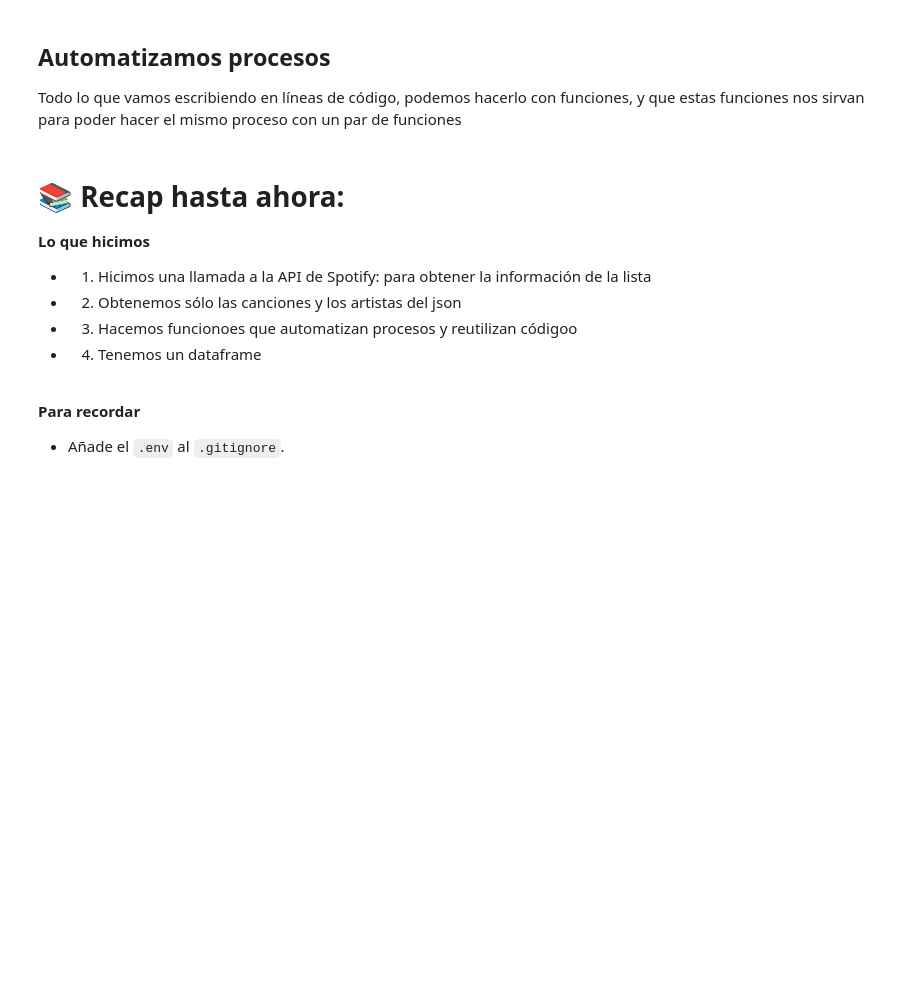
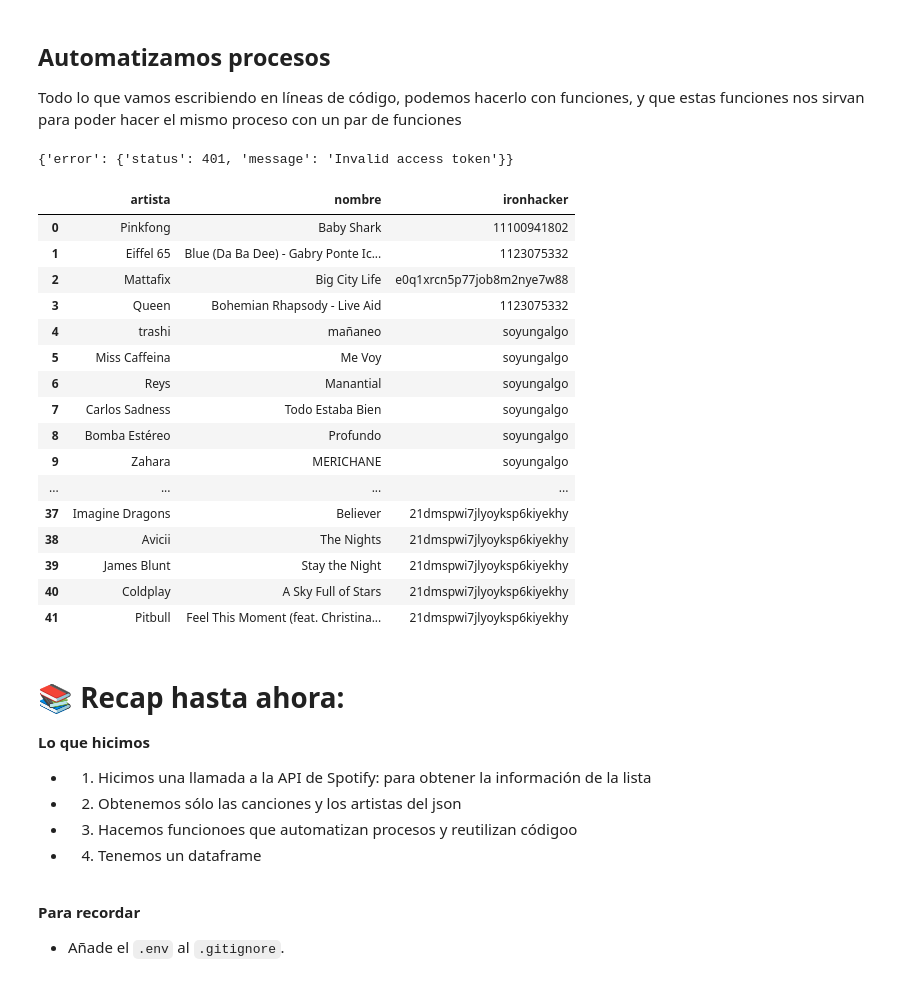
Before and after one commit to Ironhack-Data-Madrid-Mayo-2021/Classroom-Materials, a Jupyter notebook: ETL+NLP/ETL_1.ipynb, the cells around one changed output. Cells and saved outputs as stored; diff of their text form; code cells hidden in the pictures; blank space fills up the shorter version.

```diff
--- a/ETL+NLP/ETL_1.ipynb
+++ b/ETL+NLP/ETL_1.ipynb
@@ -115,2 +173,3 @@ El ID de la lista de la cual queremos hacer la request
 # %%
-# Vamos a obtener solo las canciones
+# Vamos a obtener solo las canciones ESTO ES UNA LISTA CON DICCIONARIOS
+cada_cancion = res["tracks"]["items"]
@@ -127,3 +221,19 @@ usuario
 # %% [markdown]
 ## Automatizamos procesos
 Todo lo que vamos escribiendo en líneas de código, podemos hacerlo con funciones, y que estas funciones nos sirvan para poder hacer el mismo proceso con un par de funciones
+# %%
+def spotifyPlaylist (playlist_id):
+    '''Esto devolverá la información de una determinada lista de reproducción de Spotify.
+    Args: playlist_id como string
+    Devuelve: json'''
+
+    token = os.getenv("token")
+    headers = {
+    'Authorization': f'Bearer {token}'
+}
+    url_base = "https://api.spotify.com/v1/"
+    endpoint = f"playlists/{playlist_id}"
+    query = url_base + endpoint
+    lista = requests.get(query, headers = headers)
+
+    return lista.json()
@@ -130,3 +242,51 @@ Todo lo que vamos escribiendo en líneas de código, podemos hacerlo con funcion
+# %%
+play
+# %% [output]
+{'error': {'status': 401, 'message': 'Invalid access token'}}
+# %%
+def getUserSongArtist(playlist_id):
+    """
+    Extraemos la información que necesitamos de la lista
+    y devuelve un dataframae
+    """
+    lista = playlist_id['tracks']['items']
+    toda_info = []
+    for tema in range(len(lista)):
+        temporal = {}
+        temporal["artista"] = lista[tema]['track']['artists'][0]['name']
+        temporal["nombre"] = lista[tema]['track']['name']
+        temporal["ironhacker"] = lista[tema]['added_by']['id']
+        toda_info.append(temporal)
+
+    return pd.DataFrame(toda_info)
+# %%
+def make_all(playlist_id):
+    """
+    Utiliza las dos funciones anteriores para recoger la información de la lista
+    y después devuelve el dataframe
+    """
+    playlist = spotifyPlaylist(playlist_id)
+    return getUserSongArtist(playlist)
+# %%
+make_all("08dTqNwAplFQL5jqgbcMWC")
+# %% [output]
+|  | artista | nombre | ironhacker |
+| 0 | Pinkfong | Baby Shark | 11100941802 |
+| 1 | Eiffel 65 | Blue (Da Ba Dee) - Gabry Ponte Ic... | 1123075332 |
+| 2 | Mattafix | Big City Life | e0q1xrcn5p77job8m2nye7w88 |
+| 3 | Queen | Bohemian Rhapsody - Live Aid | 1123075332 |
+| 4 | trashi | mañaneo | soyungalgo |
+| 5 | Miss Caffeina | Me Voy | soyungalgo |
+| 6 | Reys | Manantial | soyungalgo |
+| 7 | Carlos Sadness | Todo Estaba Bien | soyungalgo |
+| 8 | Bomba Estéreo | Profundo | soyungalgo |
+| 9 | Zahara | MERICHANE | soyungalgo |
+| ... | ... | ... | ... |
+| 37 | Imagine Dragons | Believer | 21dmspwi7jlyoyksp6kiyekhy |
+| 38 | Avicii | The Nights | 21dmspwi7jlyoyksp6kiyekhy |
+| 39 | James Blunt | Stay the Night | 21dmspwi7jlyoyksp6kiyekhy |
+| 40 | Coldplay | A Sky Full of Stars | 21dmspwi7jlyoyksp6kiyekhy |
+| 41 | Pitbull | Feel This Moment (feat. Christina... | 21dmspwi7jlyoyksp6kiyekhy |
 # %% [markdown]
 # 📚 Recap hasta ahora:
 
```
Also changed, not shown: parts of 44 cells of this notebook, 4 other files.
